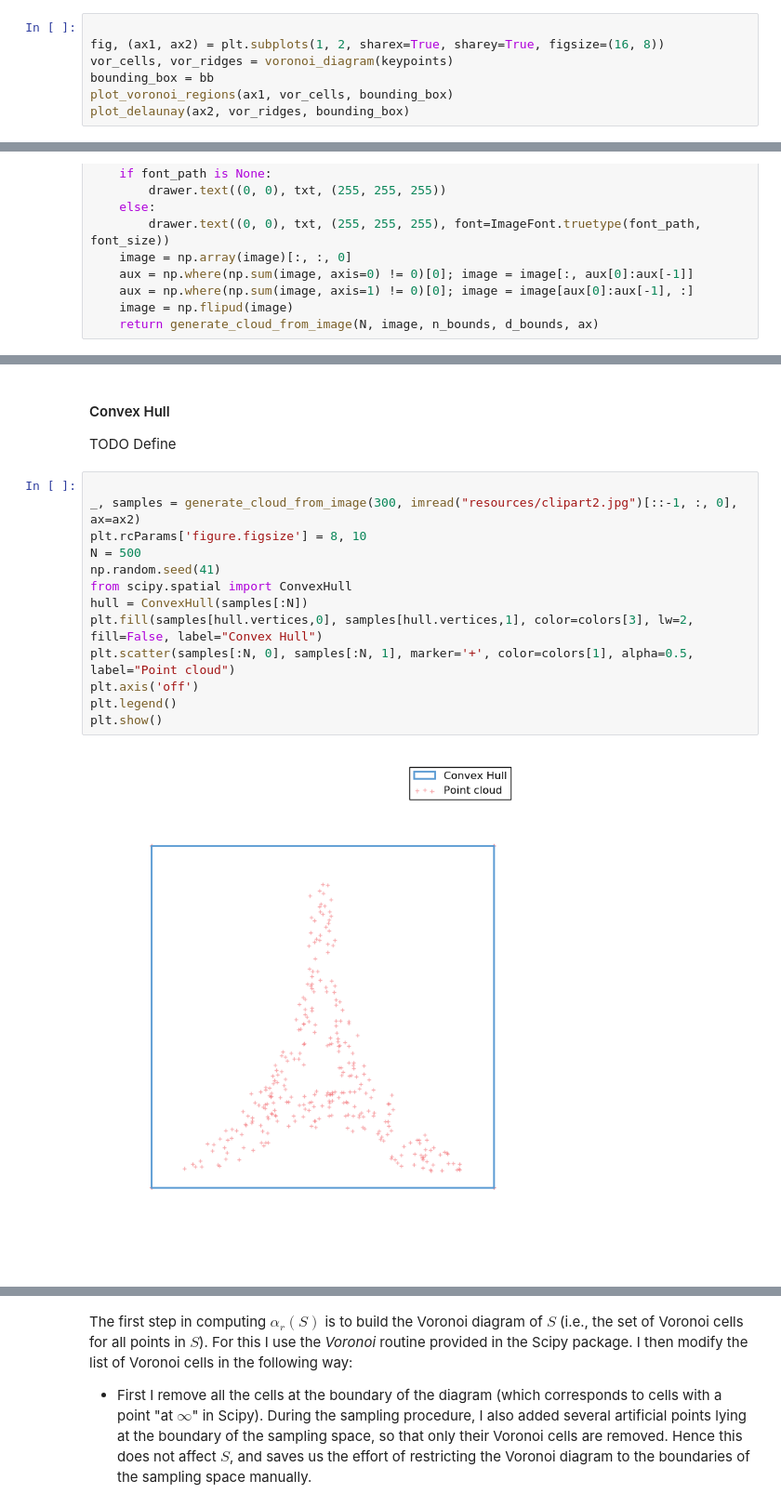
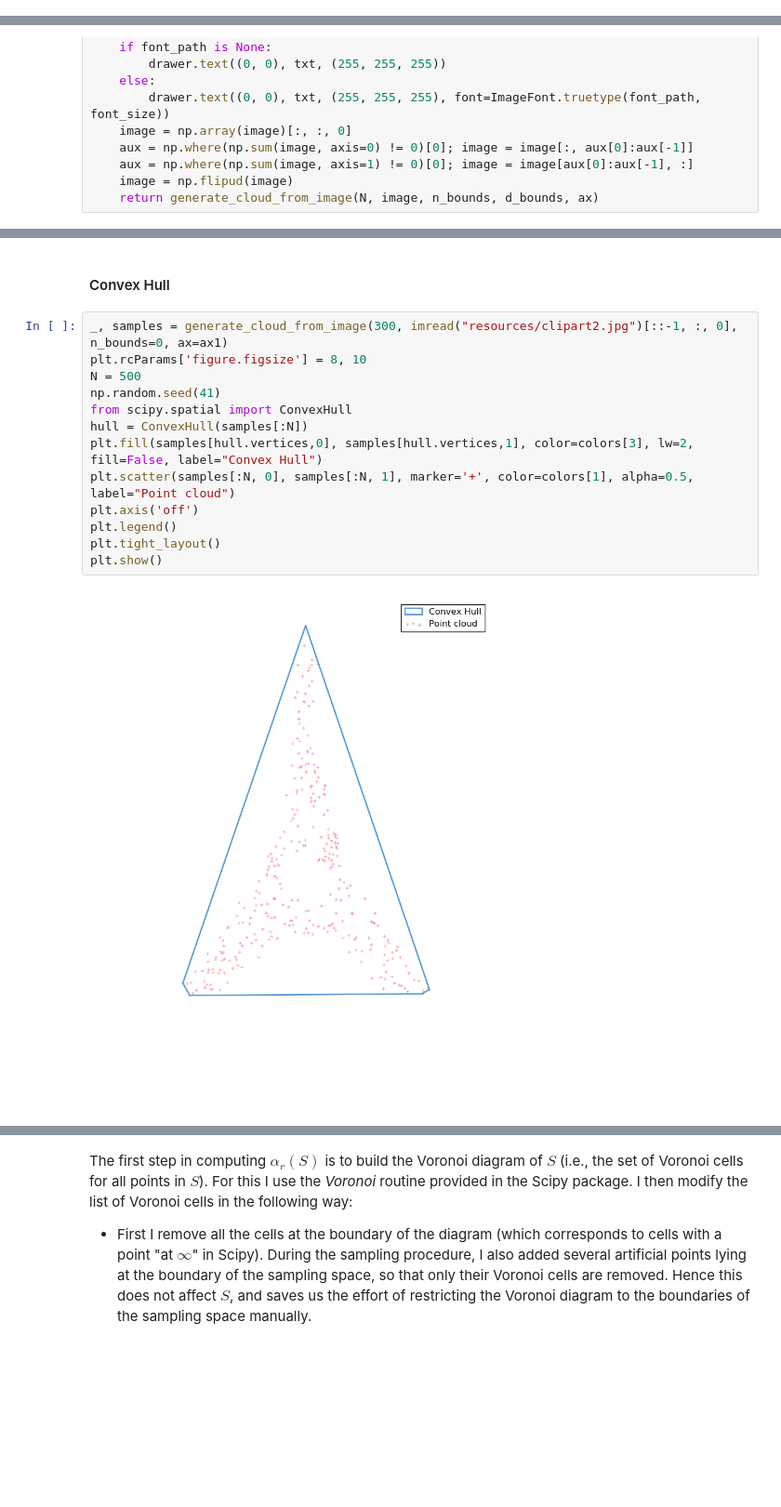
Before and after one commit to ameroyer/ameroyer.github.io, a Jupyter notebook: notebooks/2016_08_01_AlphaComplexes/alpha_complexes.ipynb, the cells around one changed output, grey strips where cells are left out. Shown at 93% size. Cells and saved outputs as stored; diff of their text form; blank space fills up the shorter version.

```diff
--- a/notebooks/2016_08_01_AlphaComplexes/alpha_complexes.ipynb
+++ b/notebooks/2016_08_01_AlphaComplexes/alpha_complexes.ipynb
@@ -63,7 +24,0 @@ plt.show()
-# %%
-
-fig, (ax1, ax2) = plt.subplots(1, 2, sharex=True, sharey=True, figsize=(16, 8))
-vor_cells, vor_ridges = voronoi_diagram(keypoints)
-bounding_box = bb
-plot_voronoi_regions(ax1, vor_cells, bounding_box)
-plot_delaunay(ax2, vor_ridges, bounding_box)
@@ -170,22 +115,20 @@ plt.show()
 # %% [markdown]
 #### Convex Hull
-
-TODO Define
 # %%
-
-_, samples = generate_cloud_from_image(300, imread("resources/clipart2.jpg")[::-1, :, 0], ax=ax2)
+_, samples = generate_cloud_from_image(300, imread("resources/clipart2.jpg")[::-1, :, 0], n_bounds=0, ax=ax1)
 plt.rcParams['figure.figsize'] = 8, 10
 N = 500
 np.random.seed(41)
 from scipy.spatial import ConvexHull
 hull = ConvexHull(samples[:N])
 plt.fill(samples[hull.vertices,0], samples[hull.vertices,1], color=colors[3], lw=2, fill=False, label="Convex Hull")
 plt.scatter(samples[:N, 0], samples[:N, 1], marker='+', color=colors[1], alpha=0.5, label="Point cloud")
 plt.axis('off')
 plt.legend()
+plt.tight_layout()
 plt.show()
 # %% [output]
-[figure, old version]
+[figure, new version]
 # %% [markdown]
 ####  Voronoi diagram
 
```
Also changed, not shown: parts of 18 cells of this notebook, 17 other files.
